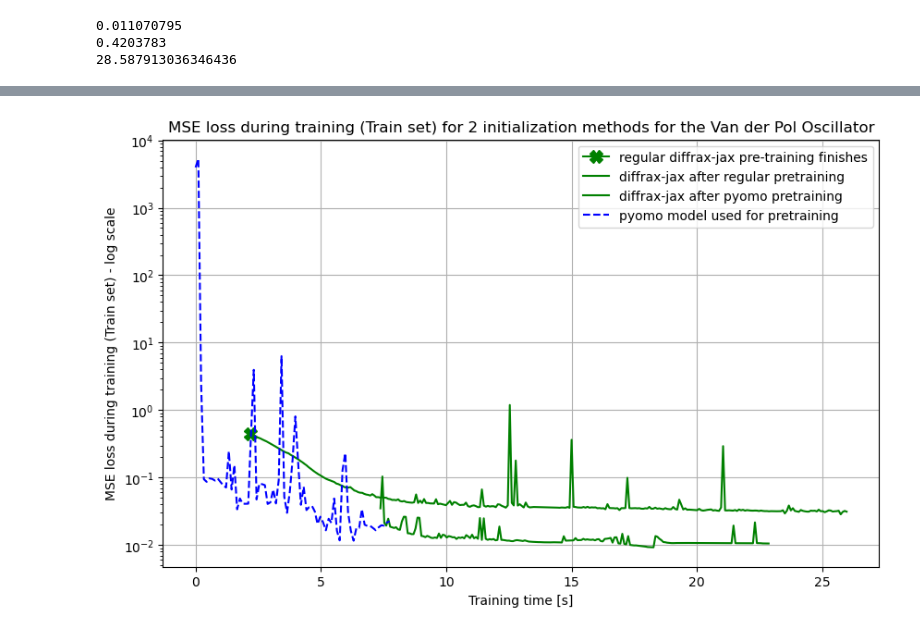
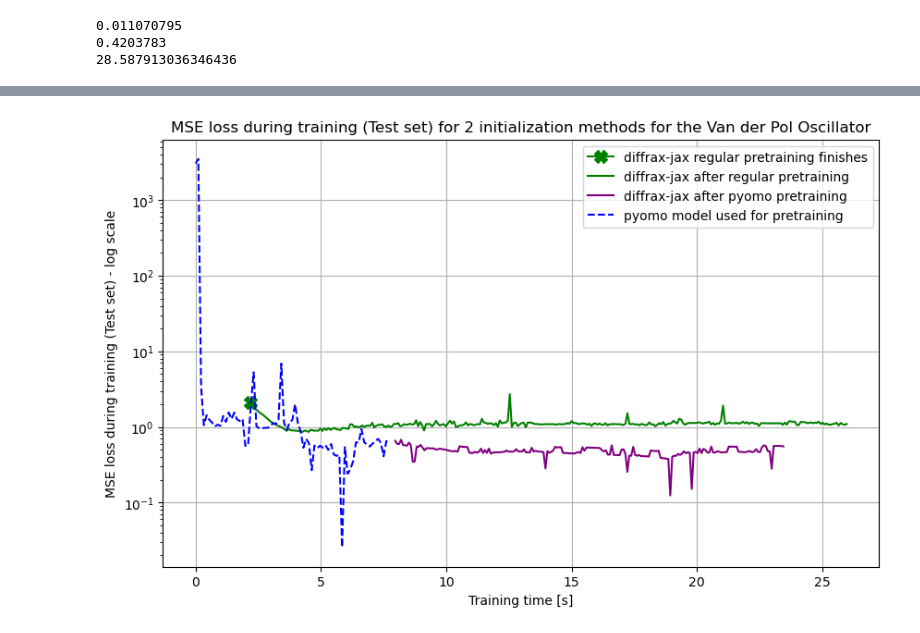
Before and after one commit to mariashapo/NODE, a Jupyter notebook: 01_experiments_synthetic/00_training_convergence.ipynb, the cells around one changed output, grey strips where cells are left out. Cells and saved outputs as stored; diff of their text form; code cells hidden in the pictures.

```diff
--- a/01_experiments_synthetic/00_training_convergence.ipynb
+++ b/01_experiments_synthetic/00_training_convergence.ipynb
@@ -250,17 +275,17 @@ plt.show()
 # %%
 plt.figure(figsize=(10, 6))
 
-plt.plot(df.iloc[1].times[0], df.iloc[1].training_loss[0], marker = 'X', markersize = 10, label='regular diffrax-jax pre-training finishes', color='green')
-plt.plot(df.iloc[1].times, df.iloc[1].training_loss, label='diffrax-jax after regular pretraining', color='green')
-plt.plot(df.iloc[2].times, df.iloc[2].training_loss, label='diffrax-jax after pyomo pretraining', color='green')
-plt.plot(pyomo_df_32.times.item(), pyomo_df_32.training_loss.item(), label='pyomo model used for pretraining', color='blue', ls ='--')
+plt.plot(df.iloc[1].times[0], df.iloc[1].testing_loss[0], label='diffrax-jax regular pretraining finishes', color='green', marker = 'X', markersize = 10, )
+plt.plot(df.iloc[1].times, df.iloc[1].testing_loss, label='diffrax-jax after regular pretraining', color='green')
+plt.plot(df.iloc[2].times, df.iloc[2].testing_loss, label='diffrax-jax after pyomo pretraining', color='purple')
+plt.plot(pyomo_df_32.times.item(), pyomo_df_32.testing_loss.item(), label='pyomo model used for pretraining', color='blue', ls ='--')
 
-plt.title('MSE loss during training (Train set) for 2 initialization methods for the Van der Pol Oscillator')
+plt.title('MSE loss during training (Test set) for 2 initialization methods for the Van der Pol Oscillator')
 plt.xlabel('Training time [s]')
-plt.ylabel('MSE loss during training (Train set) - log scale')
+plt.ylabel('MSE loss during training (Test set) - log scale')
 plt.yscale('log')
 plt.legend()
 plt.grid(True)
 plt.show()
 # %% [output]
-[figure, old version]
+[figure, new version]
```
Also changed, not shown: parts of 8 cells of this notebook, 14 other files.
